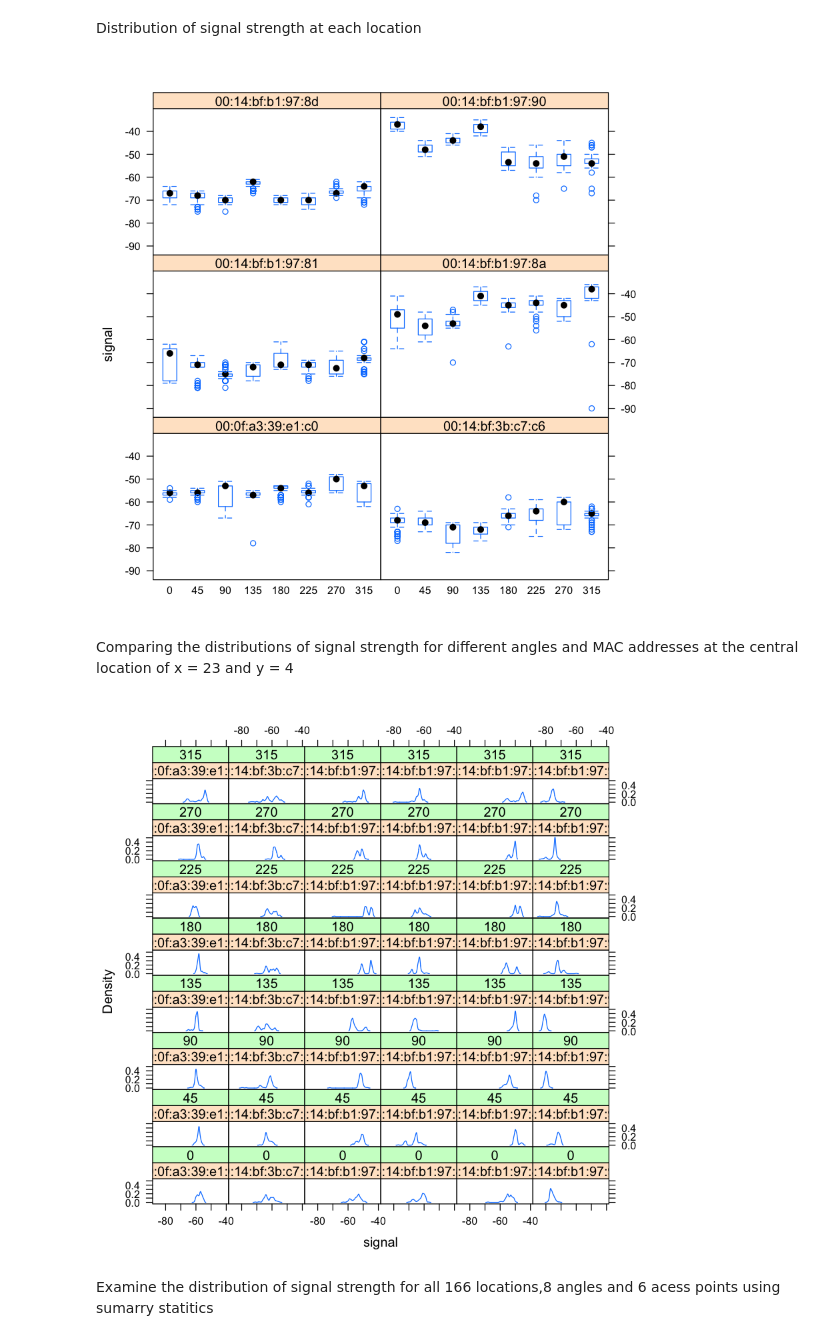
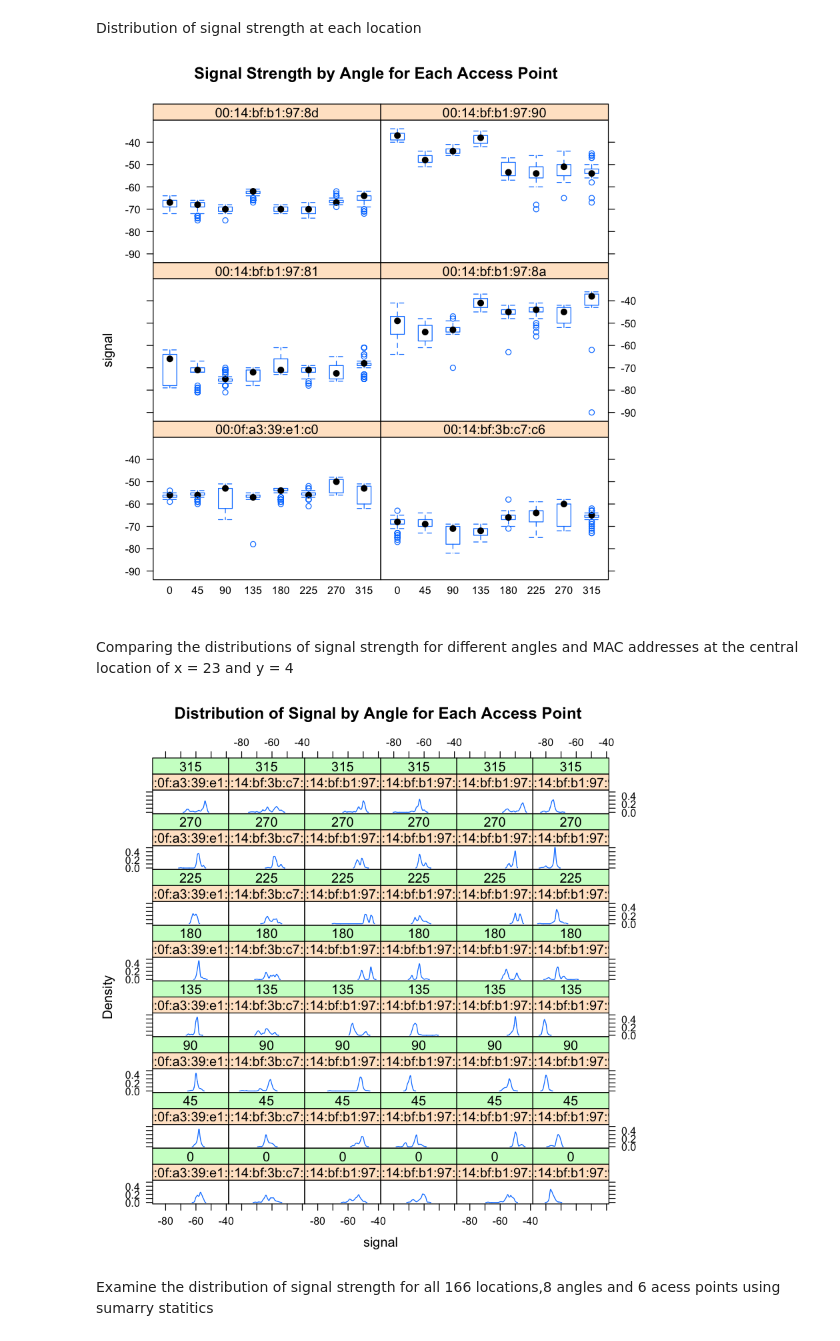
Before and after one commit to kjprice/smu-quantifying-the-world, a Jupyter notebook: CaseStudy1/Perform Analysis (From Book).ipynb, the cells around one changed output. Cells and saved outputs as stored; diff of their text form; code cells hidden in the pictures.

Commit message:
Added axes titles and chart titles

```diff
--- a/CaseStudy1/Perform Analysis (From Book).ipynb
+++ b/CaseStudy1/Perform Analysis (From Book).ipynb
@@ -29,22 +29,22 @@ In the anaylsis that follows we dive deep into the response variable, signal str
 Distribution of signal strength at each location
 # %%
 library(lattice)
-bwplot(signal ~ factor(angle) | mac, data = offline,
+bwplot(signal ~ factor(angle) | mac, main = "Signal Strength by Angle for Each Access Point",data = offline,
 subset = posX == 2 & posY == 12
 & mac != "00:0f:a3:39:dd:cd",
 layout = c(2,3))
 # %% [output]
-[figure, old version]
+[figure, new version]
 # %% [markdown]
 Comparing the distributions of signal strength for different angles
 and MAC addresses at the central location of x = 23 and y = 4
 # %%
-densityplot( ~ signal | mac + factor(angle), data = offline,
+densityplot( ~ signal | mac + factor(angle), main = " Distribution of Signal by Angle for Each Access Point",data = offline,
 subset = posX == 24 & posY == 4 &
 mac != "00:0f:a3:39:dd:cd",
 bw = 0.5, plot.points = FALSE)
 # %% [output]
-[figure, old version]
+[figure, new version]
 # %% [markdown]
 Examine the distribution of signal strength for all 166 locations,8 angles and 6 acess points using sumarry statitics
 # %%
```
Also changed, not shown: parts of 4 cells of this notebook, 1 other file.
